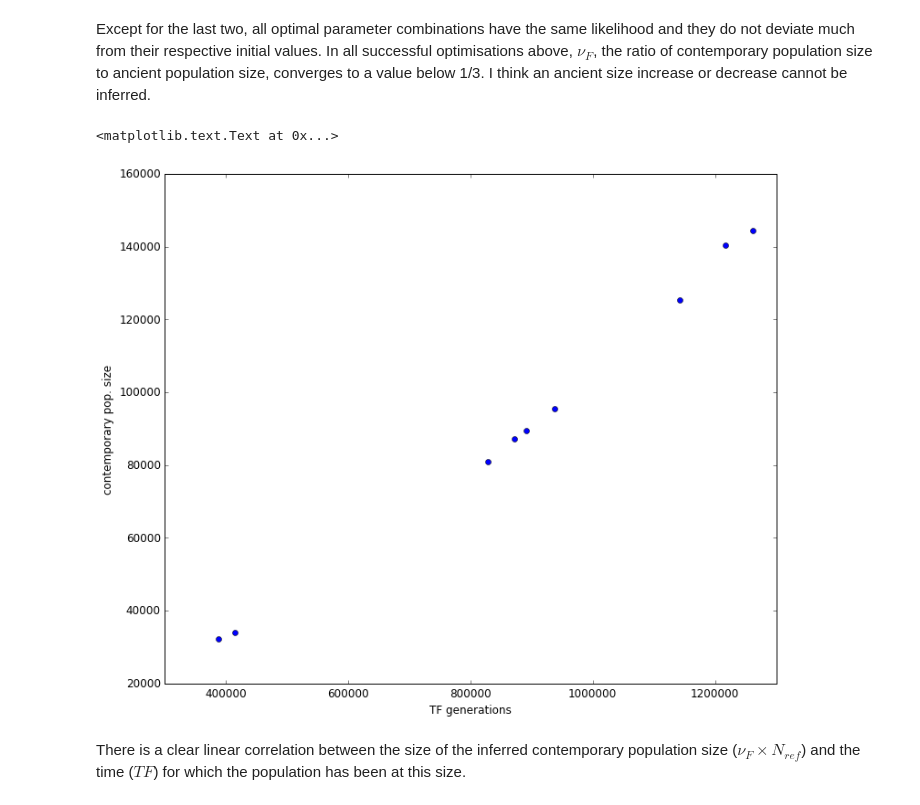
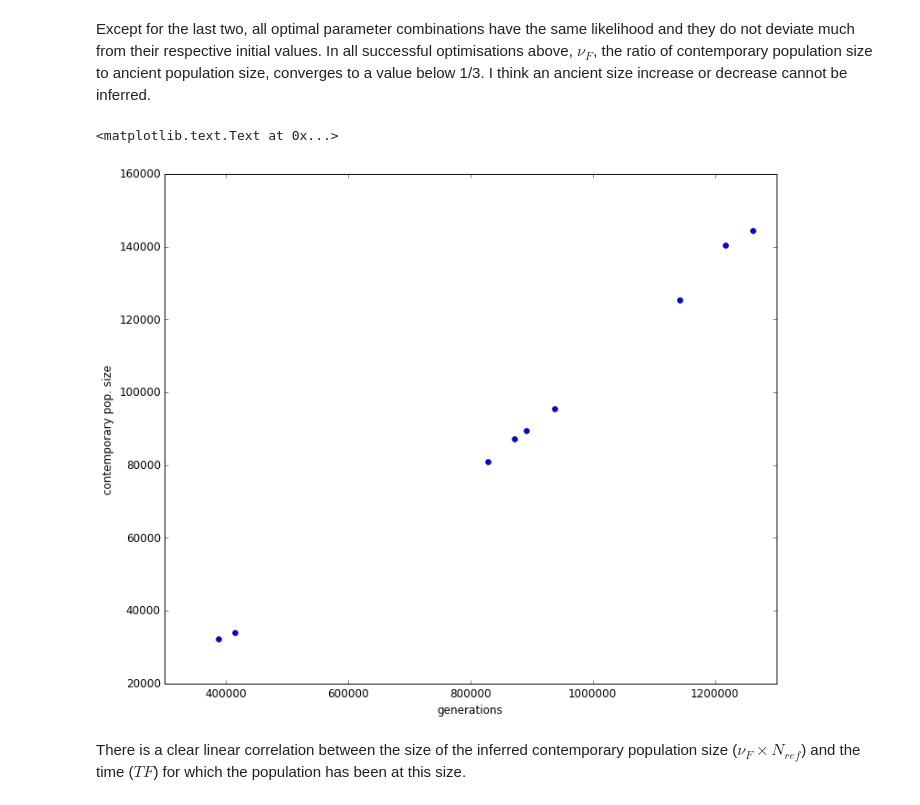
Before and after one commit to claudiuskerth/PhDthesis, a Jupyter notebook: Data_analysis/SNP-indel-calling/dadi/05_1D_model_synthesis.ipynb, the cells around one changed output. Cells and saved outputs as stored; diff of their text form; code cells hidden in the pictures.

```diff
--- a/Data_analysis/SNP-indel-calling/dadi/05_1D_model_synthesis.ipynb
+++ b/Data_analysis/SNP-indel-calling/dadi/05_1D_model_synthesis.ipynb
@@ -629,12 +629,12 @@ Except for the last two, all optimal parameter combinations have the same likeli
 # %%
 F = df[df['-logL'] < 2172].loc[:,['nuF_opt', 'TF_opt']]
 
 pylab.plot(F['TF_opt']*2*N_ref_ery, F['nuF_opt']*N_ref_ery, 'bo')
-pylab.xlabel('TF generations')
+pylab.xlabel('generations')
 pylab.ylabel('contemporary pop. size')
 # %% [output]
 <matplotlib.text.Text at 0x...>
-[figure, old version]
+[figure, new version]
 # %% [markdown]
 There is a clear linear correlation between the size of the inferred contemporary population size ($\nu_F \times N_{ref}$) and the time ($TF$) for which the population has been at this size.
 # %% [markdown]
```
Also changed, not shown: parts of 8 cells of this notebook.
